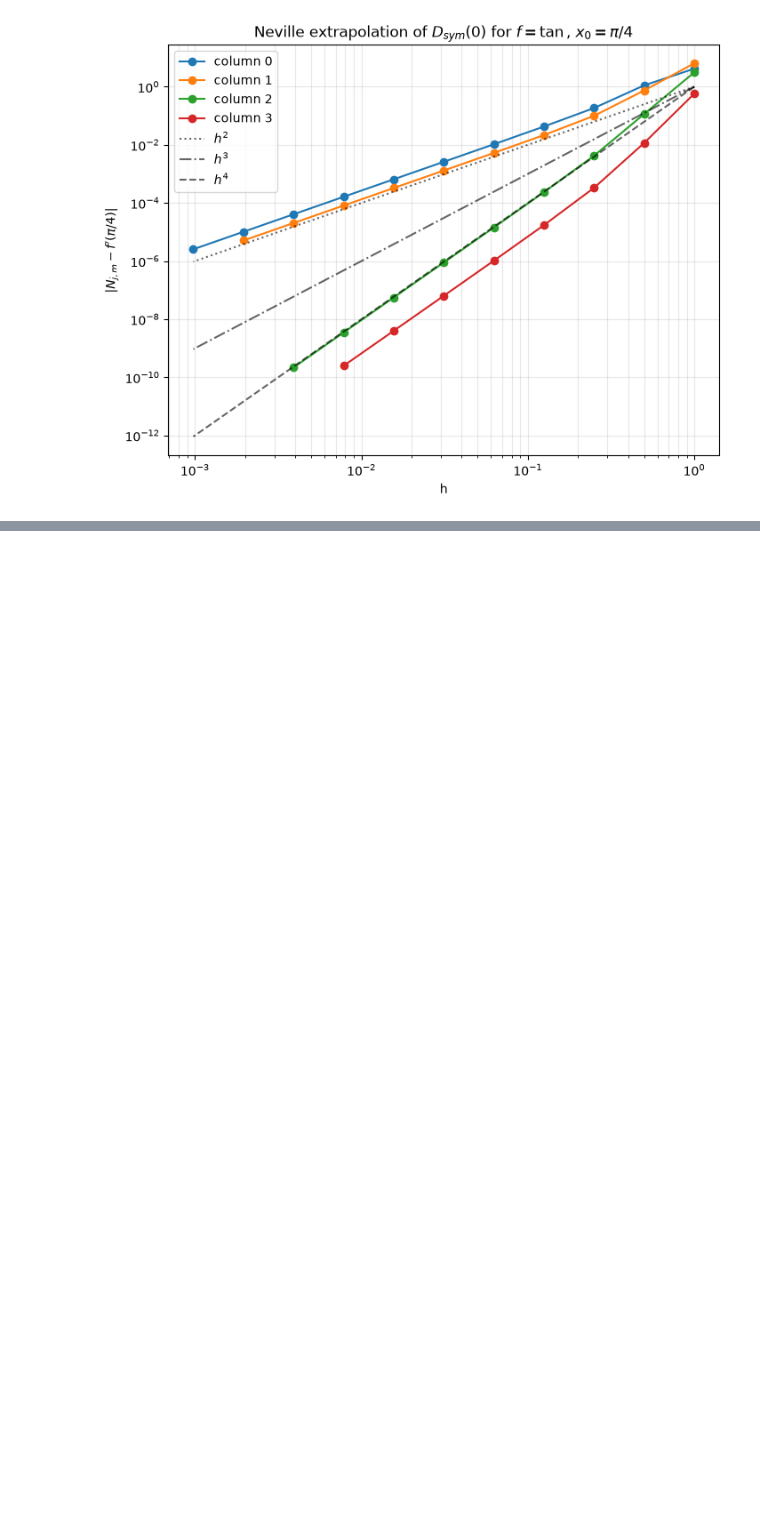
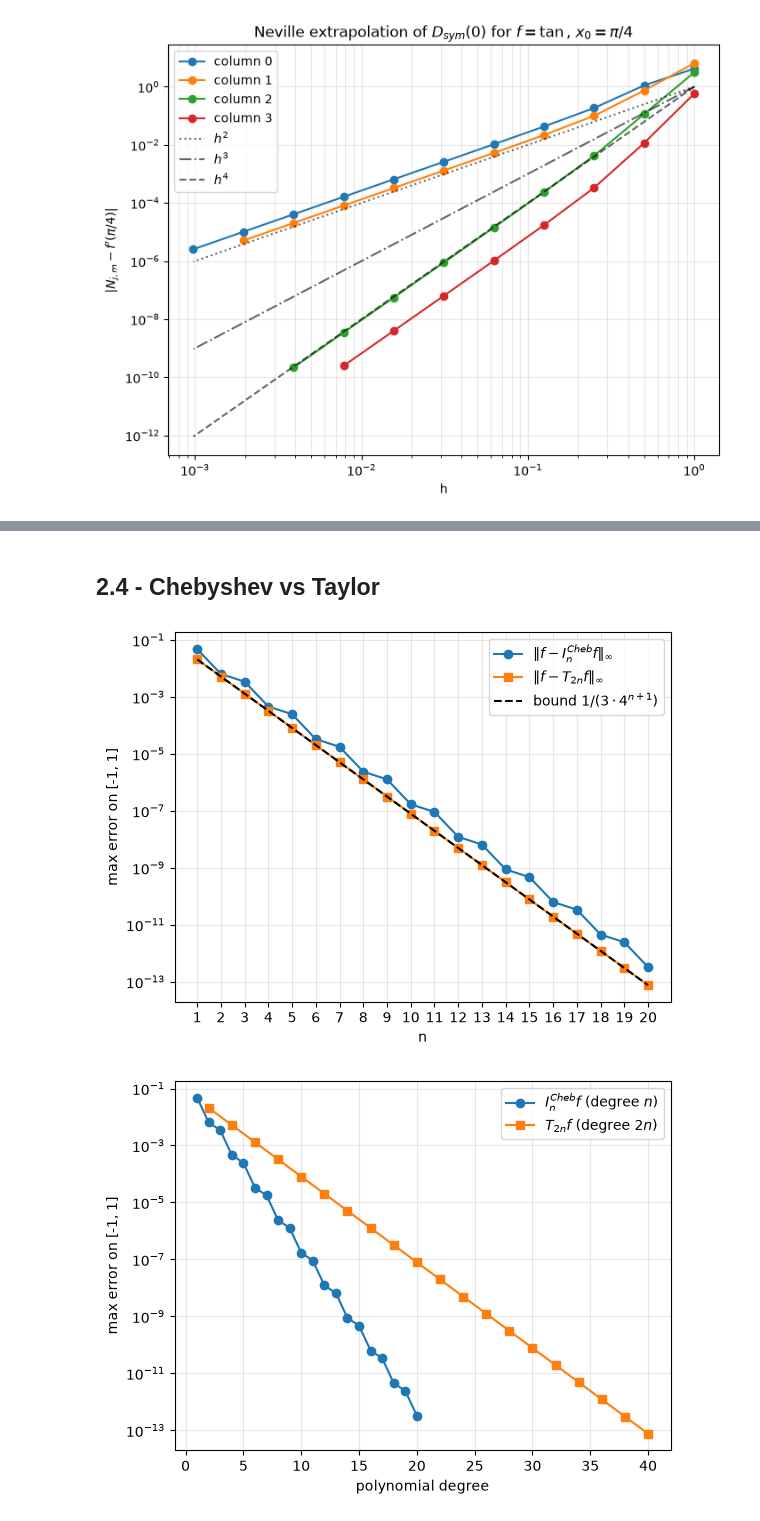
Before and after one commit to NicoReit54/Numerical_Computation, a Jupyter notebook: ex2.ipynb, the cells around one changed output, grey strips where cells are left out. Drawn from its saved outputs; the diff is of its cells as text; code cells hidden in the pictures; blank space fills up the shorter version.

```diff
--- a/ex2.ipynb
+++ b/ex2.ipynb
@@ -209,0 +208,43 @@ $$D_{sym}(h) = f'(x_0) + \frac{f'''(x_0)}{6}h^2 + \frac{f^{(5)}(x_0)}{120}h^4 +
+# %% [markdown]
+## 2.4 - Chebyshev vs Taylor
+# %%
+f = lambda x: 1.0 / (4.0 - x**2)
+
+# Chebyshev points on [-1, 1], Theorem 1.21: n+1 points for degree n
+def cheb_points(n):
+    i = np.arange(n + 1)
+    return np.cos(np.pi * (2 * i + 1) / (2 * n + 2))
+
+# Taylor polynomial T_{2n} about 0: sum_{k=0}^{n} x^(2k) / 4^(k+1)
+def taylor(x, n):
+    k = np.arange(n + 1)
+    return np.sum(x[:, None]**(2 * k) / 4.0**(k + 1), axis=1)
+
+ns = np.arange(1, 21)
+xe = np.linspace(-1, 1, 100)          # 100 uniform evaluation points
+
+err_cheb, err_taylor = [], []
+for n in ns:
+    xc = cheb_points(n)
+    p = np.array([N(f(xc), xc, t)[0, -1] for t in xe])
+    err_cheb.append(np.max(np.abs(f(xe) - p)))
+    err_taylor.append(np.max(np.abs(f(xe) - taylor(xe, n))))
+
+# Plot 1: as required (x-axis = n)
+plt.figure()
+plt.semilogy(ns, err_cheb, "o-", label=r"$\|f - I_n^{Cheb} f\|_\infty$")
+plt.semilogy(ns, err_taylor, "s-", label=r"$\|f - T_{2n} f\|_\infty$")
+plt.semilogy(ns, 1 / (3 * 4.0**(ns + 1)), "k--", label=r"bound $1/(3\cdot 4^{n+1})$")
+plt.xlabel("n"); plt.ylabel("max error on [-1, 1]")
+plt.xticks(ns); plt.grid(True, which="both", alpha=0.3); plt.legend()
+
+# Plot 2: same data vs. actual polynomial degree
+plt.figure()
+plt.semilogy(ns, err_cheb, "o-", label=r"$I_n^{Cheb} f$ (degree $n$)")
+plt.semilogy(2 * ns, err_taylor, "s-", label=r"$T_{2n} f$ (degree $2n$)")
+plt.xlabel("polynomial degree"); plt.ylabel("max error on [-1, 1]")
+plt.grid(True, which="both", alpha=0.3); plt.legend()
+plt.show()
+# %% [output]
+[figure, added]
+[figure, added]
```
Also changed, not shown: parts of 10 cells of this notebook, 4 other files.
